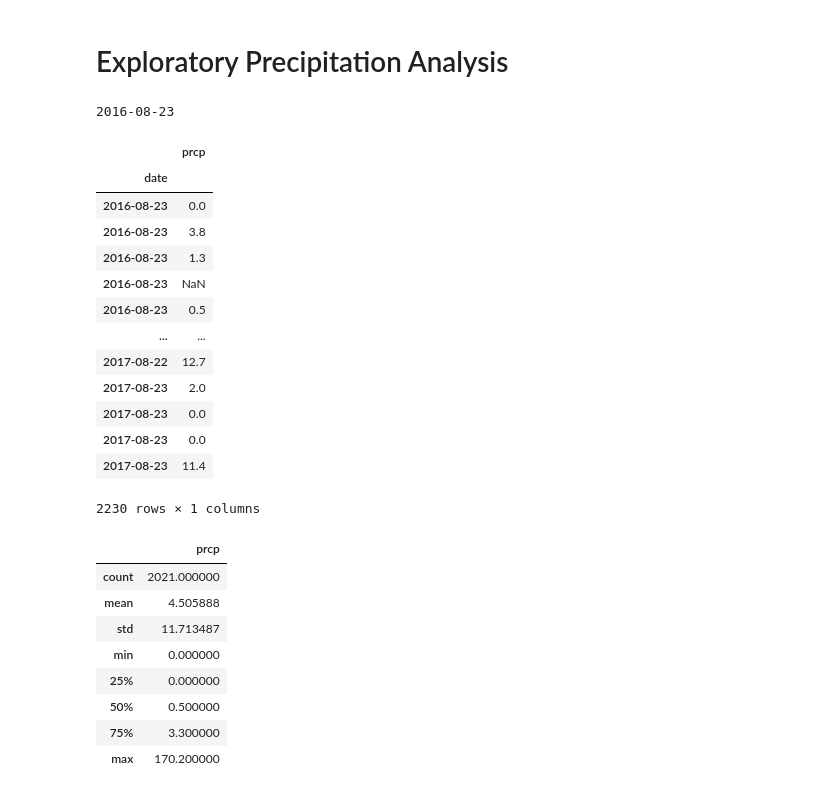
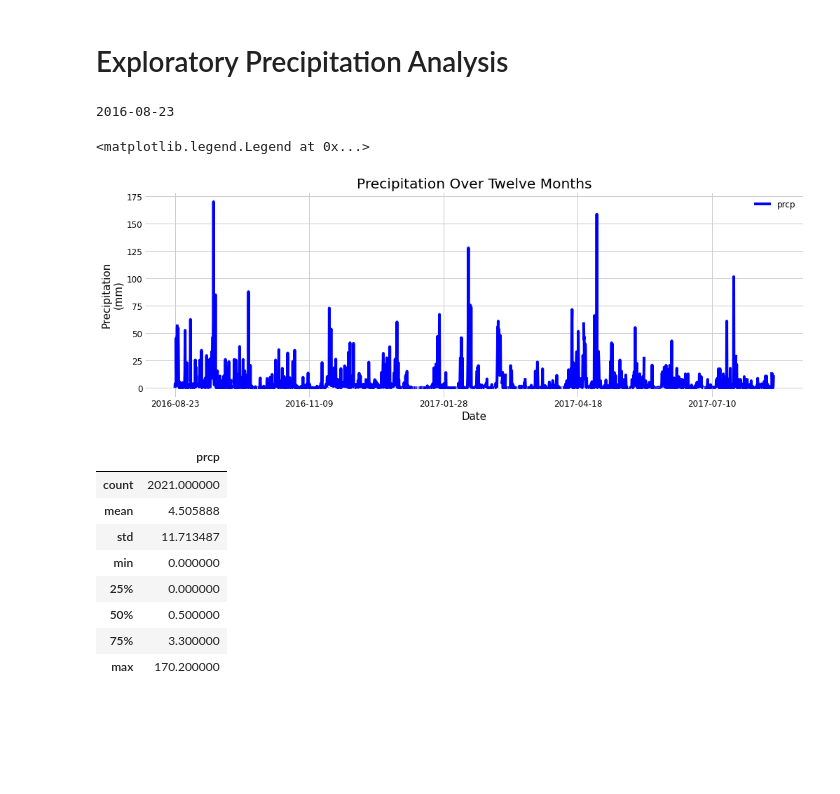
Before and after one commit to jgausachs/sqlalchemy-challenge, a Jupyter notebook: climate_starter.ipynb, the cells around one changed output. Drawn from its saved outputs; the diff is of its cells as text; code cells hidden in the pictures; blank space fills up the shorter version.

```diff
--- a/climate_starter.ipynb
+++ b/climate_starter.ipynb
@@ -55,39 +55,38 @@ stroptime = dt.datetime.strptime(recent_date[0], '%Y-%m-%d')
 # %%
 # Design a query to retrieve the last 12 months of precipitation data and plot the results.
 # Starting from the most recent data point in the database.
 
 # Calculate the date one year from the last date in data set
 year_back = dt.date(stroptime.year, stroptime.month, stroptime.day) - dt.timedelta(days=365)
 print(year_back)
 
 # Perform a query to retrieve the data and precipitation scores
 precip = session.query(Measurement.date, Measurement.prcp).\
     filter(Measurement.date >= year_back).order_by(Measurement.date).all()
 
 # Save the query results as a Pandas DataFrame and set the index to the date column
-precip_df = pd.DataFrame(precip, columns=['date', 'prcp'])
-precip_df.set_index('date', inplace=True)
+precip_df = pd.DataFrame(precip, columns=['date', 'prcp']).set_index('date')
 
 # Sort the dataframe by date
 precip_df.sort_values(by='date', ascending=True)
 
 # Use Pandas Plotting with Matplotlib to plot the data
+fig, ax = plt.subplots(figsize=(15,5))
+precip_df.plot(ax=ax, title="Precipitation Over Twelve Months", rot=0, legend=True, fontsize=12, color='blue')
+frameon=False
+ax.spines['top'].set_visible(False)
+ax.spines['right'].set_visible(False)
+ax.spines['bottom'].set_visible(False)
+ax.spines['left'].set_visible(False)
+fig.set_facecolor('white')
+ax.set_facecolor('white')
+plt.xlabel("Date", fontsize=15)
+plt.ylabel("Precipitation\n(mm)", fontsize=15)
+plt.legend(loc='upper right', frameon=False, fontsize=12)
 # %% [output]
 2016-08-23
-|  | prcp |
-| date |  |
-| 2016-08-23 | 0.0 |
-| 2016-08-23 | 3.8 |
-| 2016-08-23 | 1.3 |
-| 2016-08-23 | NaN |
-| 2016-08-23 | 0.5 |
-| ... | ... |
-| 2017-08-22 | 12.7 |
-| 2017-08-23 | 2.0 |
-| 2017-08-23 | 0.0 |
-| 2017-08-23 | 0.0 |
-| 2017-08-23 | 11.4 |
-2230 rows × 1 columns
+<matplotlib.legend.Legend at 0x...>
+[figure, added]
 # %%
 # Use Pandas to calcualte the summary statistics for the precipitation data
 precip_df.describe()
```
Also changed, not shown: parts of 3 cells of this notebook.
